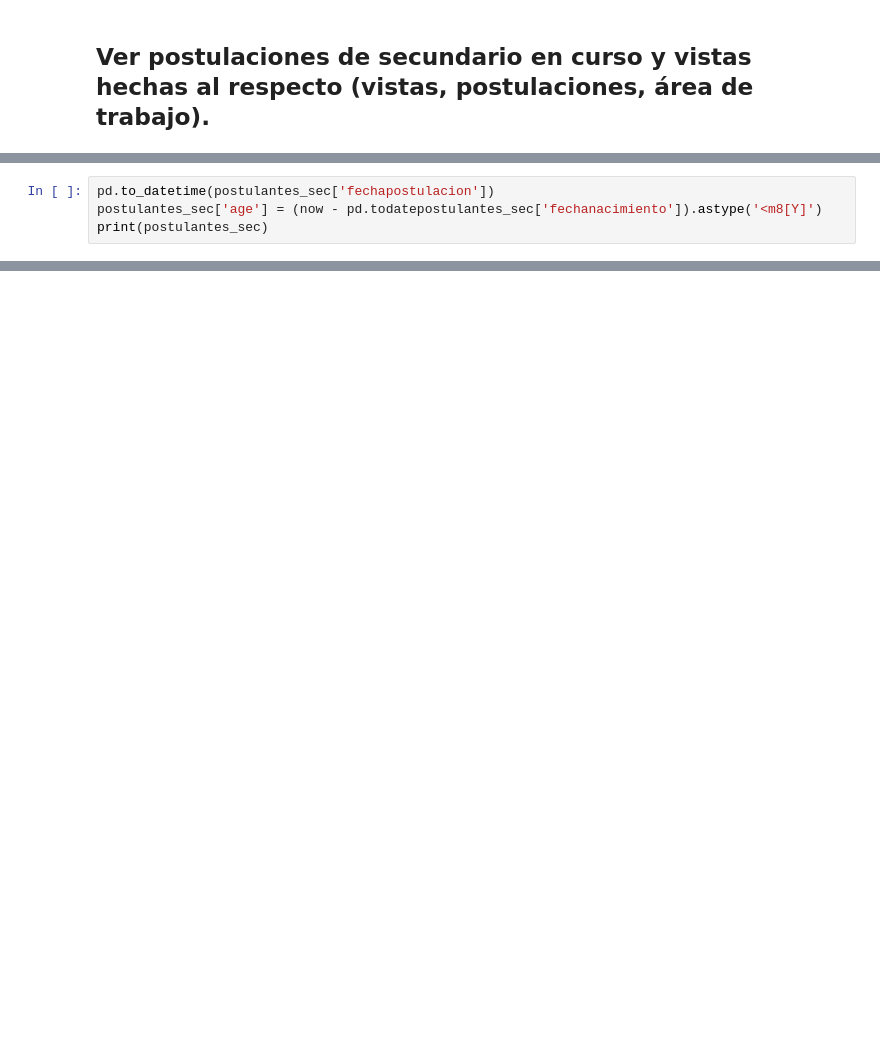
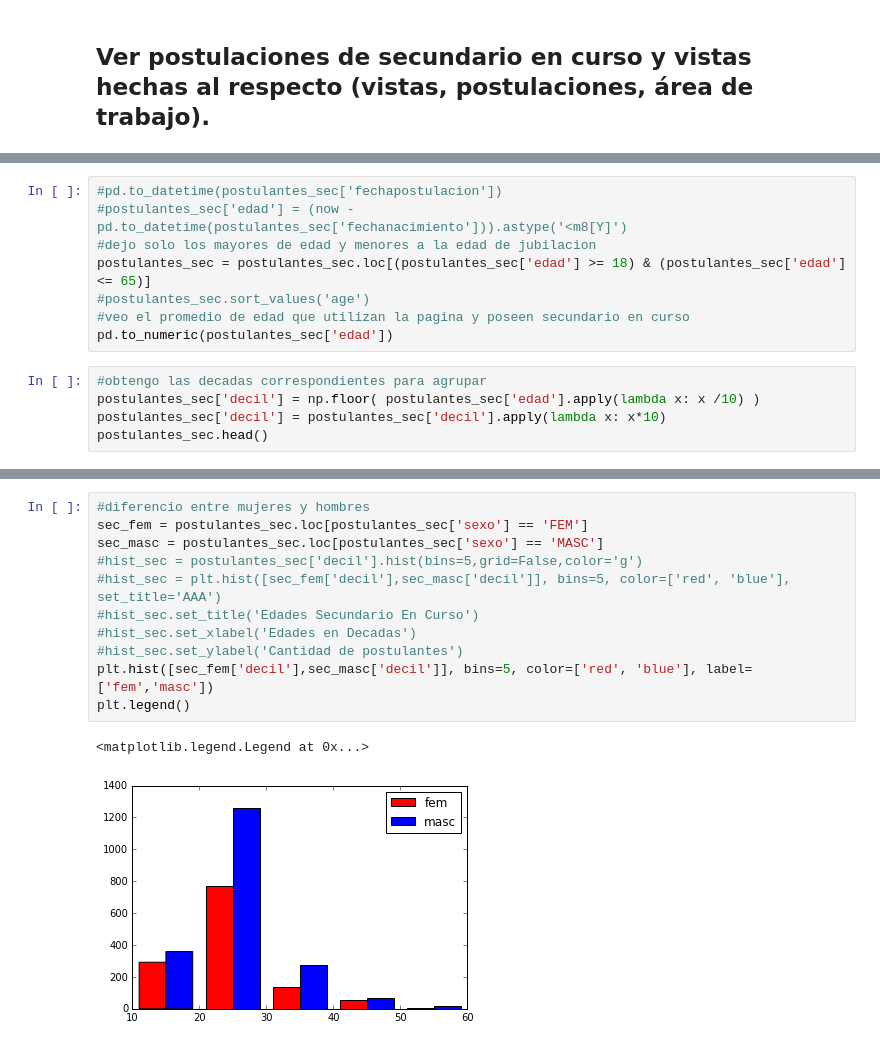
Before and after one commit to PRPablo/dataJobSearches, a Jupyter notebook: exploratoryAnalysis/tp_ariel.ipynb, the cells around one changed output, grey strips where cells are left out. Drawn from its saved outputs; the diff is of its cells as text; blank space fills up the shorter version.

```diff
--- a/exploratoryAnalysis/tp_ariel.ipynb
+++ b/exploratoryAnalysis/tp_ariel.ipynb
@@ -102,4 +130,0 @@ print(now)
-# %%
-pd.to_datetime(postulantes_sec['fechapostulacion'])
-postulantes_sec['age'] = (now - pd.todatepostulantes_sec['fechanacimiento']).astype('<m8[Y]')
-print(postulantes_sec)
@@ -107,0 +136,13 @@ TypeError: unsupported operand type(s) for -: 'Timestamp' and 'str'
+# %%
+#pd.to_datetime(postulantes_sec['fechapostulacion'])
+#postulantes_sec['edad'] = (now - pd.to_datetime(postulantes_sec['fechanacimiento'])).astype('<m8[Y]')
+#dejo solo los mayores de edad y menores a la edad de jubilacion
+postulantes_sec = postulantes_sec.loc[(postulantes_sec['edad'] >= 18) & (postulantes_sec['edad'] <= 65)]
+#postulantes_sec.sort_values('age')
+#veo el promedio de edad que utilizan la pagina y poseen secundario en curso
+pd.to_numeric(postulantes_sec['edad'])
+# %%
+#obtengo las decadas correspondientes para agrupar
+postulantes_sec['decil'] = np.floor( postulantes_sec['edad'].apply(lambda x: x /10) )
+postulantes_sec['decil'] = postulantes_sec['decil'].apply(lambda x: x*10)
+postulantes_sec.head()
@@ -107,0 +156,14 @@ TypeError: unsupported operand type(s) for -: 'Timestamp' and 'str'
+# %%
+#diferencio entre mujeres y hombres
+sec_fem = postulantes_sec.loc[postulantes_sec['sexo'] == 'FEM']
+sec_masc = postulantes_sec.loc[postulantes_sec['sexo'] == 'MASC']
+#hist_sec = postulantes_sec['decil'].hist(bins=5,grid=False,color='g')
+#hist_sec = plt.hist([sec_fem['decil'],sec_masc['decil']], bins=5, color=['red', 'blue'], set_title='AAA')
+#hist_sec.set_title('Edades Secundario En Curso')
+#hist_sec.set_xlabel('Edades en Decadas')
+#hist_sec.set_ylabel('Cantidad de postulantes')
+plt.hist([sec_fem['decil'],sec_masc['decil']], bins=5, color=['red', 'blue'], label=['fem','masc'])
+plt.legend()
+# %% [output]
+<matplotlib.legend.Legend at 0x...>
+[figure, added]
```
Also changed, not shown: parts of 14 cells of this notebook.
